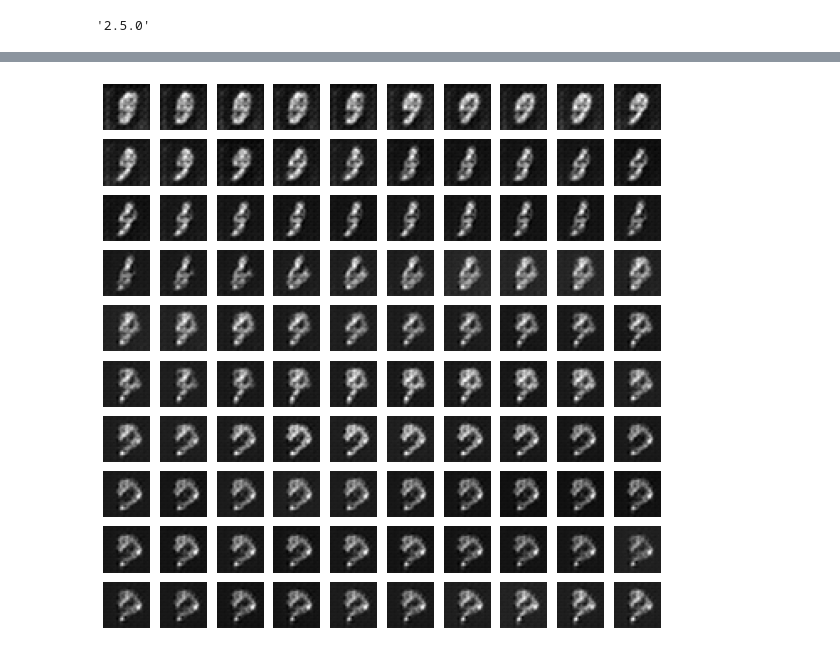
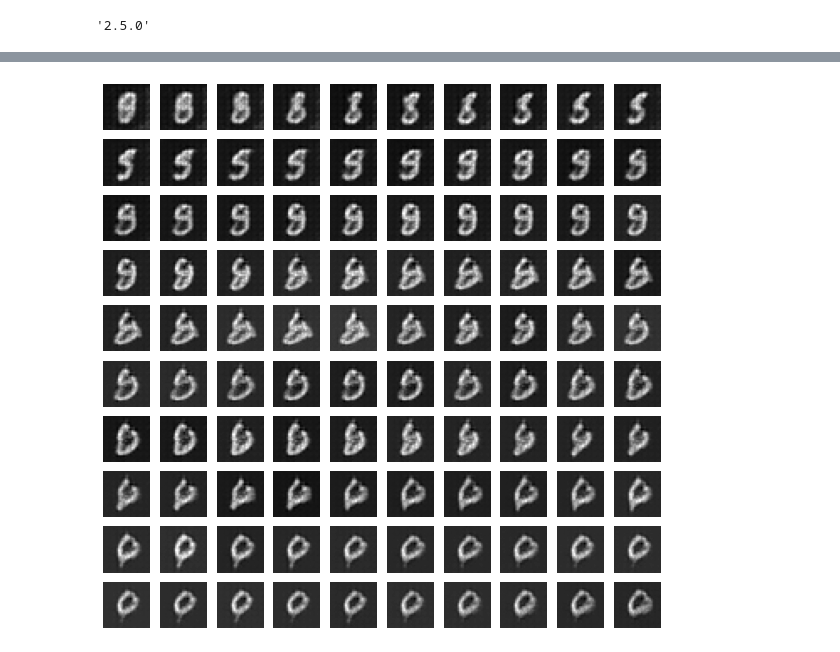
Before and after one commit to rossrco/experiments, a Jupyter notebook: gan/gan.ipynb, the cells around one changed output, grey strips where cells are left out. Saved outputs shown, nothing was run; the diff lists cells and outputs as text; code cells hidden in the pictures.

```diff
--- a/gan/gan.ipynb
+++ b/gan/gan.ipynb
@@ -53,7 +50,7 @@ def make_generator_model(input_shape, output_shape, initial_shape, initial_n_fil
 
     return model
 # %%
-generator = make_generator_model((100,), (None, 28, 28, 1), 7, 64)
+generator = make_generator_model((100,), (None, 28, 28, 1), 7, 128)
 # %%
 generator.summary()
 # %% [output]
@@ -215,11 +234,11 @@ plt.show()
 # %%
 fig = plt.figure(figsize=(10, 10))
 noise_len = 100
 for i in range(noise_len):
-    noise_arr = [-1] * i + (noise_len - i) * [0]
+    noise_arr = [1] * i + (noise_len - i) * [0]
     plt.subplot(10, 10, i+1)
     plt.imshow(generator(tf.constant([noise_arr]), training=False)[0, :, :, 0], cmap='gray')
     plt.axis('off')
 plt.show()
 # %% [output]
-[figure, old version]
+[figure, new version]
```
Also changed, not shown: parts of 12 cells of this notebook.
